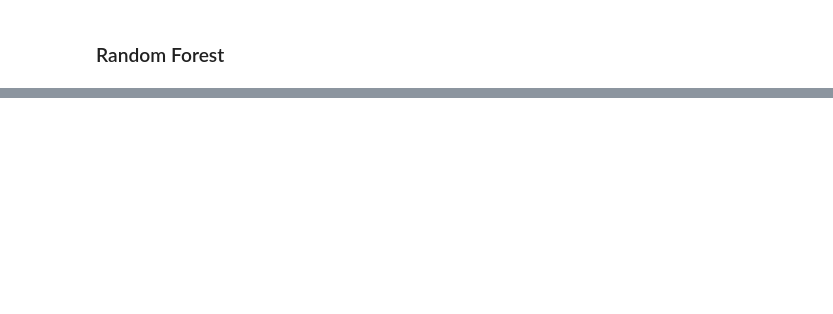
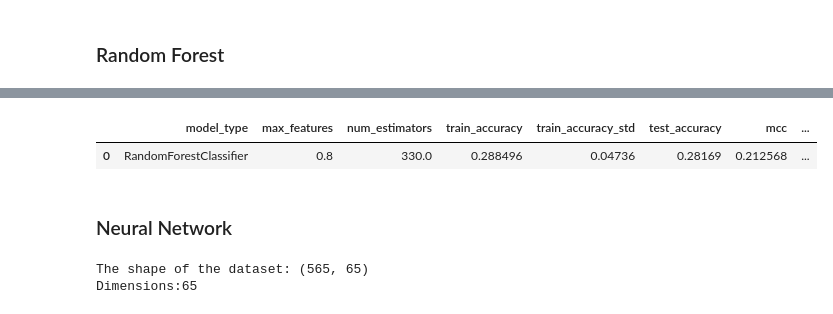
Before and after one commit to nanderson1982/KaggleProjects, a Jupyter notebook: notebookdc96a8d2f2.ipynb, the cells around one changed output, grey strips where cells are left out. Saved outputs shown, nothing was run; the diff lists cells and outputs as text; code cells hidden in the pictures; blank space fills up the shorter version.

```diff
--- a/notebookdc96a8d2f2.ipynb
+++ b/notebookdc96a8d2f2.ipynb
@@ -328,7 +323,7 @@ def perform_random_forest_grid_search(X_train, X_test, y_train, y_test):
             # Create Random Forest model
             clf = RandomForestClassifier(max_features=f,
                                          random_state=0,
-                                         max_depth = 8,
+                                         max_depth = 5,
                                          n_estimators=e)
 
             # Fit and train the model using the training data
@@ -365,4 +360,7 @@ def perform_random_forest_grid_search(X_train, X_test, y_train, y_test):
                        'train_log_loss': train_log_loss,
                        'test_log_loss': test_log_loss}
 
-            return rf_results.append(new_row, ignore_index=True)
+    return rf_results.append(new_row, ignore_index=True)
+# %%
+perform_random_forest_grid_search(X_train, X_val, y_train, y_val)
+# %% [output]
@@ -368,0 +384,4 @@ def perform_random_forest_grid_search(X_train, X_test, y_train, y_test):
+|  | model_type | max_features | num_estimators | train_accuracy | train_accuracy_std | test_accuracy | mcc | ... |
+| 0 | RandomForestClassifier | 0.8 | 330.0 | 0.288496 | 0.04736 | 0.28169 | 0.212568 | ... |
+# %% [markdown]
+### Neural Network
@@ -368,0 +405,8 @@ def perform_random_forest_grid_search(X_train, X_test, y_train, y_test):
+# %%
+# Finding the shape for input_dim
+print(f"The shape of the dataset: {X_train.shape}")
+dims = X_train.shape[1]
+print(f'Dimensions:{dims}')
+# %% [output]
+The shape of the dataset: (565, 65)
+Dimensions:65
```
Also changed, not shown: parts of 7 cells of this notebook.
